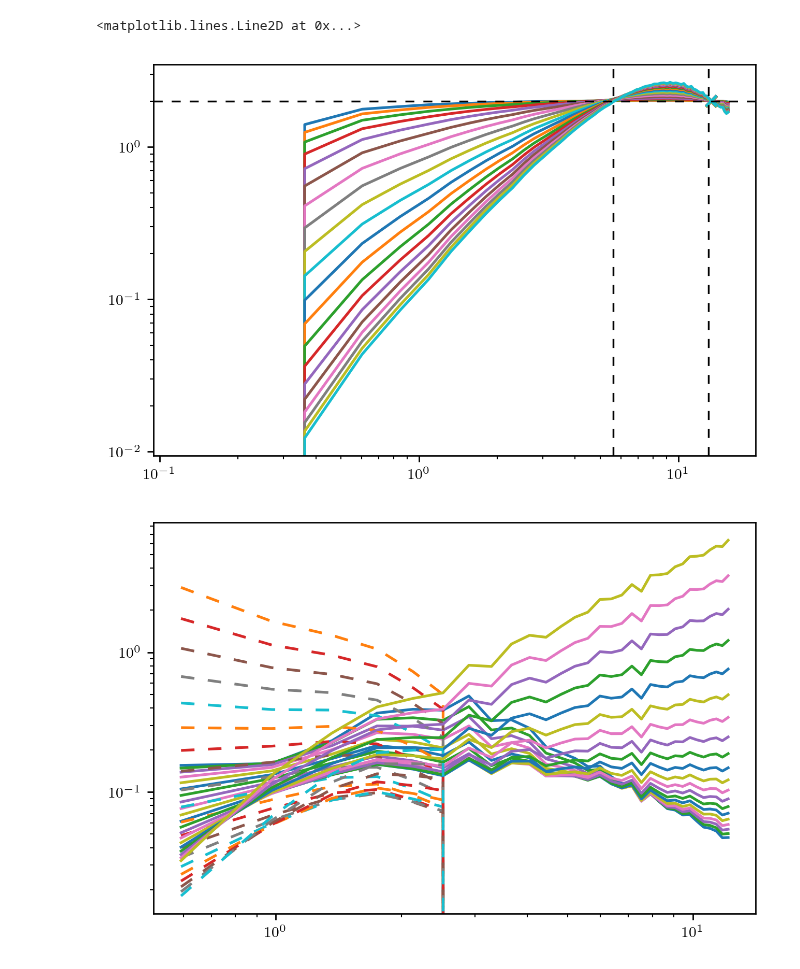
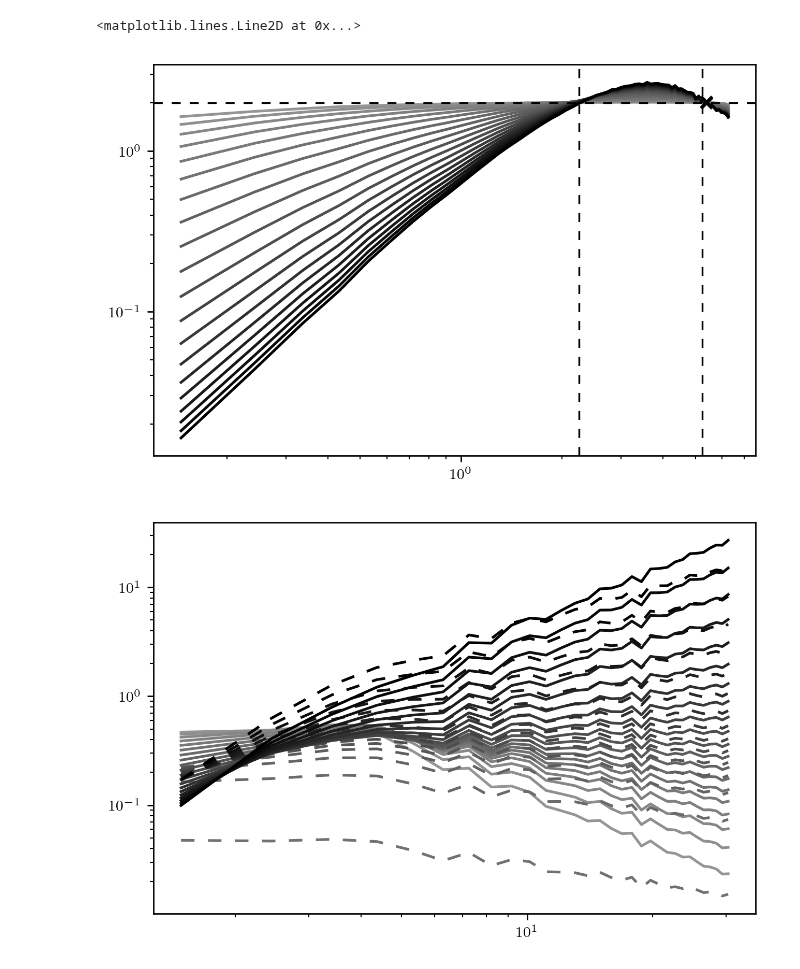
Before and after one commit to mab68/Kea, a Jupyter notebook: example_notebooks/parsevals/strfn_equiv.ipynb, the cells around one changed output. Cells and saved outputs as stored; diff of their text form; code cells hidden in the pictures.

```diff
--- a/example_notebooks/parsevals/strfn_equiv.ipynb
+++ b/example_notebooks/parsevals/strfn_equiv.ipynb
@@ -16,8 +16,8 @@ import matplotlib.pyplot as plt
 import numpy as np
 
 D = 2
-N = 64
-L = 5.*np.pi
+N = 256
+L = 2.*np.pi
 grid_dims = [N for _ in range(D)]
 phys_dims = [L for _ in range(D)]
 
@@ -77,41 +75,43 @@ plt.yscale('log')
+# %%
+cols = plt.cm.Greys(np.linspace(0.5, 1., NUM))
 # %%
-for lsf in bin_sfs:
+for i, lsf in enumerate(bin_sfs):
     bin_l, bin_sf, w = lsf
-    plt.loglog(bin_l, bin_sf, zorder=0)
-    mmax = bin_sf[-10]#np.nanmax(bin_sf)
+    plt.loglog(bin_l, bin_sf, zorder=0, color=cols[i])
+    mmax = bin_sf[N]#np.nanmax(bin_sf)
     idx = np.where(bin_sf == mmax)
-    plt.scatter(bin_l[idx], bin_sf[idx], zorder=1, marker='x')
+    plt.scatter(bin_l[idx], bin_sf[idx], zorder=1, marker='x', color=cols[i])
 
 plt.axhline(2., color='black', linestyle=(0, (5,5)), linewidth=1.)
 plt.axvline(L/1.2, color='black', linestyle=(0, (5,5)), linewidth=1.)
 plt.axvline(L/2.8, color='black', linestyle=(0, (5,5)), linewidth=1.)
 # %% [output]
 <matplotlib.lines.Line2D at 0x...>
-[figure, old version]
+[figure, new version]
 # %%
 def omni_spectrum_2(ell, sf2, phys_dims, grid_dims):
-    dS = np.gradient(sf2)
-    dell = np.gradient(ell)
-    fek = (ell)**2 * (dS/dell) * (twopi**D / 2.)# / (twopi)
-    kk = 1. / ell
+    dS = np.gradient(sf2, dx)
+    #dell = np.gradient(ell, dx)
+    fek = (ell)**2 * (dS) * (twopi**D / 4.)# * (twopi)
+    kk = 1. / ell #=*twopi
     return kk[::-1], fek[::-1]
 
 def omni_spectrum(ell, sf2, phys_dims, grid_dims):
-    kk = 1. / ell
-    fek = (twopi**D / 2.) * sf2 * ell
+    kk = 1. / ell #*twopi
+    fek = (twopi**D / 4.) * sf2 * ell# * (twopi)
     return kk[::-1], fek[::-1]
 # %%
 for i in range(len(sfs)):
     bin_l, bin_sf, w = bin_sfs[i]
     k, fek = omni_spectrum_2(bin_l, bin_sf, phys_dims, grid_dims)
     int_fek = strfn_spectra.interpolate(k, fek, ospecs[i][0])
-    plt.loglog(ospecs[i][0], int_fek / ospecs[i][1])
+    plt.loglog(ospecs[i][0], int_fek / ospecs[i][1], color=cols[i])
 
     k, fek = omni_spectrum(bin_l, bin_sf, phys_dims, grid_dims)
     int_fek = strfn_spectra.interpolate(k, fek, ospecs[i][0])
-    plt.loglog(ospecs[i][0], int_fek / ospecs[i][1], linestyle=(0,(5,5)))
+    plt.loglog(ospecs[i][0], int_fek * (-alphas[i] - D) / ospecs[i][1], linestyle=(0,(5,5)), color=cols[i])
 # %% [output]
-[figure, old version]
+[figure, new version]
 # %%
 for i in range(len(sfs)):
     bin_l, bin_sf, w = bin_sfs[i]
```
Also changed, not shown: parts of 2 cells of this notebook, 1 other file.
